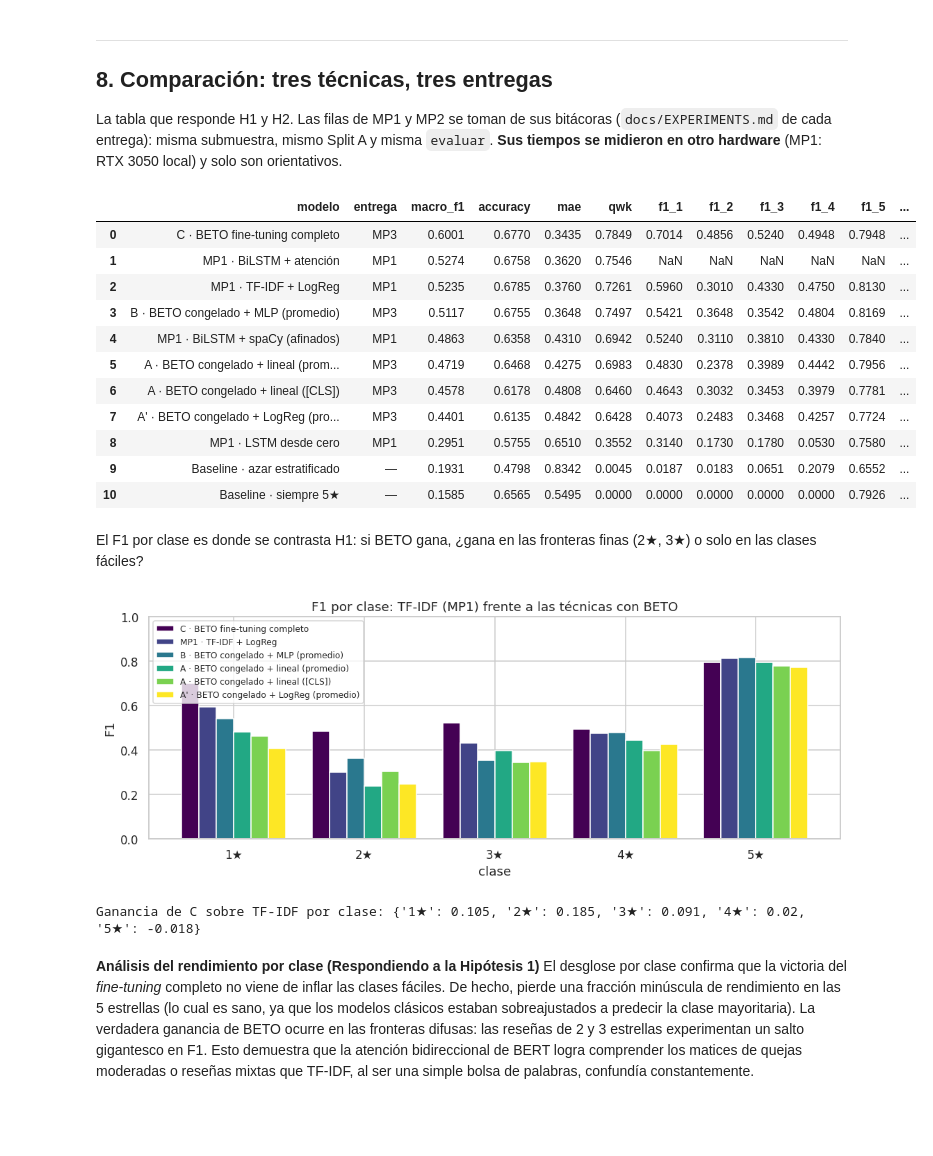
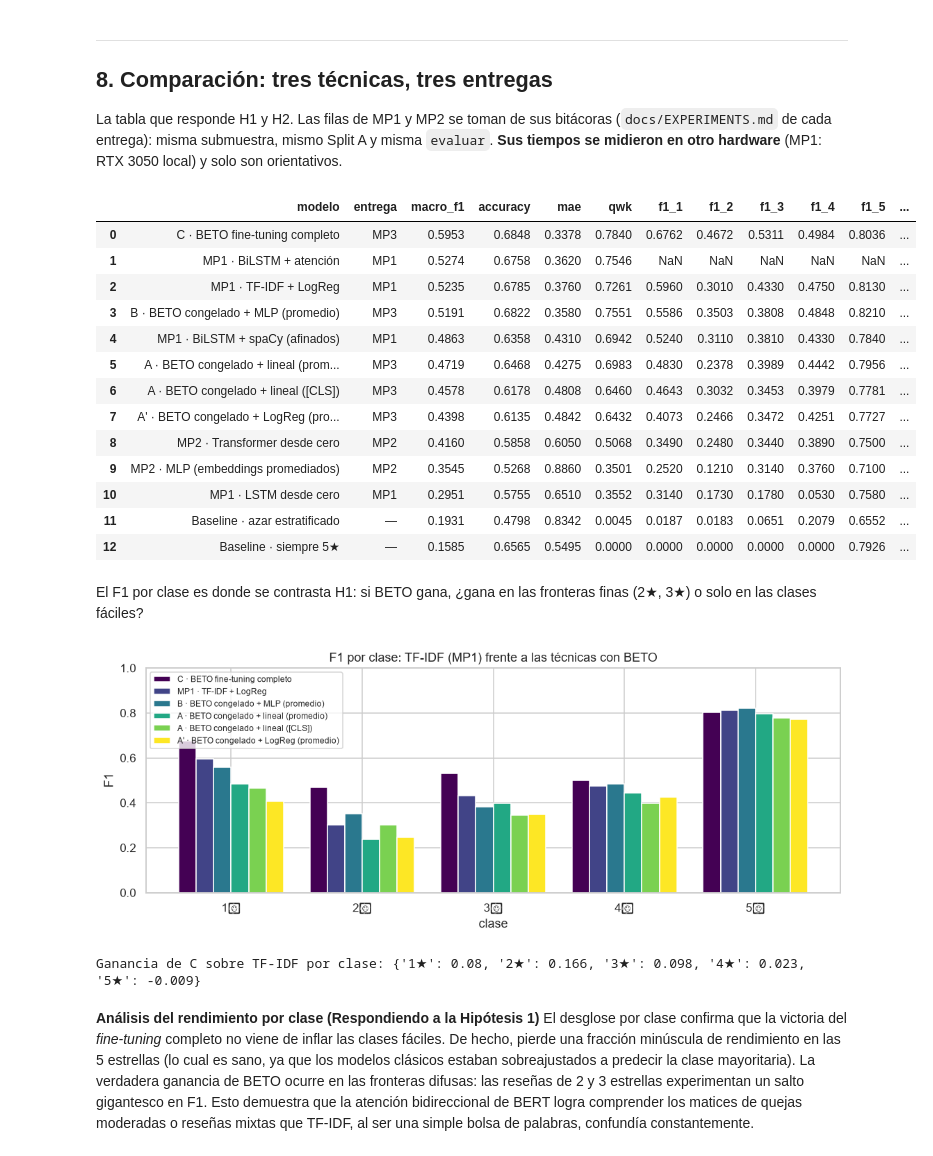
Before and after one commit to Aguado4/miniproyecto-3-nlp-Aguado-Cruz-Ramirez, a Jupyter notebook: notebooks/miniproyecto3_restmex_bert.ipynb, the cells around one changed output. Drawn from its saved outputs; the diff is of its cells as text; code cells hidden in the pictures; blank space fills up the shorter version.

```diff
--- a/notebooks/miniproyecto3_restmex_bert.ipynb
+++ b/notebooks/miniproyecto3_restmex_bert.ipynb
@@ -2045,47 +2035,55 @@ La tabla que responde H1 y H2. Las filas de MP1 y MP2 se toman de sus bitácoras
 # 8 · Tabla única: tres técnicas + entregas anteriores
 # =========================================================================
 # De ../miniproyecto 1/docs/EXPERIMENTS.md (§2)
 PREVIOS = [
     dict(modelo="MP1 · TF-IDF + LogReg", macro_f1=0.5235, accuracy=0.6785, mae=0.376, qwk=0.7261,
          f1_1=0.596, f1_2=0.301, f1_3=0.433, f1_4=0.475, f1_5=0.813,
          n_entrenables=60_000, segundos=27.0),
     dict(modelo="MP1 · LSTM desde cero", macro_f1=0.2951, accuracy=0.5755, mae=0.651, qwk=0.3552,
          f1_1=0.314, f1_2=0.173, f1_3=0.178, f1_4=0.053, f1_5=0.758,
          n_entrenables=3_972_741, segundos=50.1),
     dict(modelo="MP1 · BiLSTM + spaCy (afinados)", macro_f1=0.4863, accuracy=0.6358, mae=0.431, qwk=0.6942,
          f1_1=0.524, f1_2=0.311, f1_3=0.381, f1_4=0.433, f1_5=0.784,
          n_entrenables=9_441_605, segundos=38.9),
     dict(modelo="MP1 · BiLSTM + atención", macro_f1=0.5274, accuracy=0.6758, mae=0.362, qwk=0.7546,
          n_entrenables=9_441_862, segundos=88.4),
 ]
-# De ../miniproyecto 2/docs/EXPERIMENTS.md (§2). Se añaden cuando esa entrega tenga su
-# corrida de referencia; mientras tanto la tabla muestra solo MP1.
-PREVIOS_MP2 = []   # p. ej. dict(modelo="MP2 · Transformer desde cero", macro_f1=..., ...)
+# De ../miniproyecto 2/docs/EXPERIMENTS.md (§2), corrida de referencia del 2026-09-23.
+PREVIOS_MP2 = [
+    dict(modelo="MP2 · Transformer desde cero", macro_f1=0.4160, accuracy=0.5858, mae=0.605, qwk=0.5068,
+         f1_1=0.349, f1_2=0.248, f1_3=0.344, f1_4=0.389, f1_5=0.750,
+         n_entrenables=4_105_605, segundos=196.6),
+    dict(modelo="MP2 · MLP (embeddings promediados)", macro_f1=0.3545, accuracy=0.5268, mae=0.886, qwk=0.3501,
+         f1_1=0.252, f1_2=0.121, f1_3=0.314, f1_4=0.376, f1_5=0.710,
+         n_entrenables=3_857_157, segundos=21.1),
+]
 
 propios = [r for r in RESULTADOS if not r["modelo"].startswith("Baseline")]
 base = [r for r in RESULTADOS if r["modelo"].startswith("Baseline")]
 tabla = pd.DataFrame(base + PREVIOS + PREVIOS_MP2 + propios)
 tabla["entrega"] = tabla["modelo"].map(lambda m: "MP1" if m.startswith("MP1") else
                                        "MP2" if m.startswith("MP2") else
                                        "—" if m.startswith("Baseline") else "MP3")
 cols = (["modelo", "entrega", "macro_f1", "accuracy", "mae", "qwk"]
         + [f"f1_{e}" for e in ESTRELLAS] + ["n_entrenables", "segundos"])
 tabla = tabla[cols].sort_values("macro_f1", ascending=False).reset_index(drop=True)
 tabla.to_csv(DIR_RES / "metrics" / "tabla_principal.csv", index=False)
 tabla.round(4)
 # %% [output]
 |  | modelo | entrega | macro_f1 | accuracy | mae | qwk | f1_1 | f1_2 | f1_3 | f1_4 | f1_5 | ... |
-| 0 | C · BETO fine-tuning completo | MP3 | 0.6001 | 0.6770 | 0.3435 | 0.7849 | 0.7014 | 0.4856 | 0.5240 | 0.4948 | 0.7948 | ... |
+| 0 | C · BETO fine-tuning completo | MP3 | 0.5953 | 0.6848 | 0.3378 | 0.7840 | 0.6762 | 0.4672 | 0.5311 | 0.4984 | 0.8036 | ... |
 | 1 | MP1 · BiLSTM + atención | MP1 | 0.5274 | 0.6758 | 0.3620 | 0.7546 | NaN | NaN | NaN | NaN | NaN | ... |
 | 2 | MP1 · TF-IDF + LogReg | MP1 | 0.5235 | 0.6785 | 0.3760 | 0.7261 | 0.5960 | 0.3010 | 0.4330 | 0.4750 | 0.8130 | ... |
-| 3 | B · BETO congelado + MLP (promedio) | MP3 | 0.5117 | 0.6755 | 0.3648 | 0.7497 | 0.5421 | 0.3648 | 0.3542 | 0.4804 | 0.8169 | ... |
+| 3 | B · BETO congelado + MLP (promedio) | MP3 | 0.5191 | 0.6822 | 0.3580 | 0.7551 | 0.5586 | 0.3503 | 0.3808 | 0.4848 | 0.8210 | ... |
 | 4 | MP1 · BiLSTM + spaCy (afinados) | MP1 | 0.4863 | 0.6358 | 0.4310 | 0.6942 | 0.5240 | 0.3110 | 0.3810 | 0.4330 | 0.7840 | ... |
 | 5 | A · BETO congelado + lineal (prom... | MP3 | 0.4719 | 0.6468 | 0.4275 | 0.6983 | 0.4830 | 0.2378 | 0.3989 | 0.4442 | 0.7956 | ... |
 | 6 | A · BETO congelado + lineal ([CLS]) | MP3 | 0.4578 | 0.6178 | 0.4808 | 0.6460 | 0.4643 | 0.3032 | 0.3453 | 0.3979 | 0.7781 | ... |
-| 7 | A' · BETO congelado + LogReg (pro... | MP3 | 0.4401 | 0.6135 | 0.4842 | 0.6428 | 0.4073 | 0.2483 | 0.3468 | 0.4257 | 0.7724 | ... |
-| 8 | MP1 · LSTM desde cero | MP1 | 0.2951 | 0.5755 | 0.6510 | 0.3552 | 0.3140 | 0.1730 | 0.1780 | 0.0530 | 0.7580 | ... |
-| 9 | Baseline · azar estratificado | — | 0.1931 | 0.4798 | 0.8342 | 0.0045 | 0.0187 | 0.0183 | 0.0651 | 0.2079 | 0.6552 | ... |
-| 10 | Baseline · siempre 5★ | — | 0.1585 | 0.6565 | 0.5495 | 0.0000 | 0.0000 | 0.0000 | 0.0000 | 0.0000 | 0.7926 | ... |
+| 7 | A' · BETO congelado + LogReg (pro... | MP3 | 0.4398 | 0.6135 | 0.4842 | 0.6432 | 0.4073 | 0.2466 | 0.3472 | 0.4251 | 0.7727 | ... |
+| 8 | MP2 · Transformer desde cero | MP2 | 0.4160 | 0.5858 | 0.6050 | 0.5068 | 0.3490 | 0.2480 | 0.3440 | 0.3890 | 0.7500 | ... |
+| 9 | MP2 · MLP (embeddings promediados) | MP2 | 0.3545 | 0.5268 | 0.8860 | 0.3501 | 0.2520 | 0.1210 | 0.3140 | 0.3760 | 0.7100 | ... |
+| 10 | MP1 · LSTM desde cero | MP1 | 0.2951 | 0.5755 | 0.6510 | 0.3552 | 0.3140 | 0.1730 | 0.1780 | 0.0530 | 0.7580 | ... |
+| 11 | Baseline · azar estratificado | — | 0.1931 | 0.4798 | 0.8342 | 0.0045 | 0.0187 | 0.0183 | 0.0651 | 0.2079 | 0.6552 | ... |
+| 12 | Baseline · siempre 5★ | — | 0.1585 | 0.6565 | 0.5495 | 0.0000 | 0.0000 | 0.0000 | 0.0000 | 0.0000 | 0.7926 | ... |
 # %% [markdown]
 El F1 por clase es donde se contrasta H1: si BETO gana, ¿gana en las fronteras finas (2★, 3★) o
 solo en las clases fáciles?
@@ -2104,8 +2102,8 @@ plt.tight_layout(); plt.savefig(DIR_RES / "figures" / "f1_por_clase.png", bbox_i
 delta = (f1c.loc[nombre_ft] - f1c.loc["MP1 · TF-IDF + LogReg"]).round(3)
 print("Ganancia de C sobre TF-IDF por clase:", delta.to_dict())
 # %% [output]
-[figure, old version]
+[figure, new version]
-Ganancia de C sobre TF-IDF por clase: {'1★': 0.105, '2★': 0.185, '3★': 0.091, '4★': 0.02, '5★': -0.018}
+Ganancia de C sobre TF-IDF por clase: {'1★': 0.08, '2★': 0.166, '3★': 0.098, '4★': 0.023, '5★': -0.009}
 # %% [markdown]
 **Análisis del rendimiento por clase (Respondiendo a la Hipótesis 1)**
 El desglose por clase confirma que la victoria del *fine-tuning* completo no viene de inflar las clases fáciles. De hecho, pierde una fracción minúscula de rendimiento en las 5 estrellas (lo cual es sano, ya que los modelos clásicos estaban sobreajustados a predecir la clase mayoritaria). La verdadera ganancia de BETO ocurre en las fronteras difusas: las reseñas de 2 y 3 estrellas experimentan un salto gigantesco en F1. Esto demuestra que la atención bidireccional de BERT logra comprender los matices de quejas moderadas o reseñas mixtas que TF-IDF, al ser una simple bolsa de palabras, confundía constantemente.
```
Also changed, not shown: parts of 56 cells of this notebook, 16 other files.
